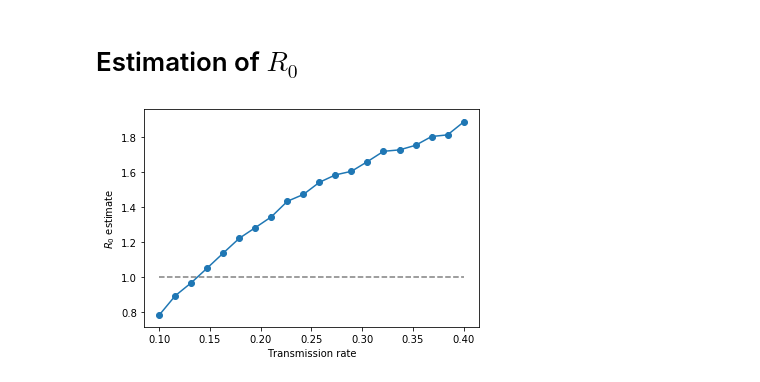
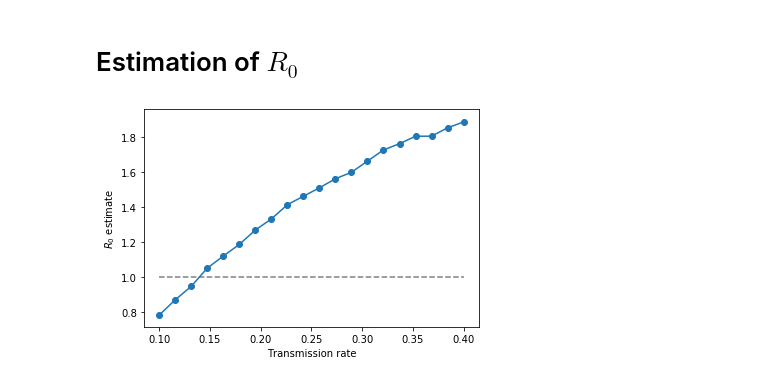
Before and after one commit to gstonge/spreading_CR, a Jupyter notebook: examples.ipynb, the cells around one changed output. Drawn from its saved outputs; the diff is of its cells as text; code cells hidden in the pictures.

```diff
--- a/examples.ipynb
+++ b/examples.ipynb
@@ -190,32 +190,34 @@ N = 1000
 k = 10
 p = 0.05
 G = nx.watts_strogatz_graph(N, k, p, seed=seed)
 
 #propagation parameters
 transmission_rate_list = np.linspace(0.1,0.4,20) #important, transmission rate > 0
 recovery_rate = 1           #rate at which infected nodes become recovered
 waning_immunity_rate = 0    #rate at which recovered nodes become susceptible
 
 #prepare the list for the R0 estimates
 sample = 10000 #number of sample for R0
 R0_mean_list = []
 R0_std_list = []
 
+i = 0
 for transmission_rate in transmission_rate_list:
     #initialize the propagation process
     sp = SpreadingProcess(list(G.edges()), transmission_rate,
                             recovery_rate, waning_immunity_rate)
-    R0_mean,R0_std = sp.estimate_R0(sample,seed)
+    R0_mean,R0_std = sp.estimate_R0(sample,seed+i)
     R0_mean_list.append(R0_mean)
     R0_std_list.append(R0_std/np.sqrt(sample)) #standard error
+    i += 1
 
 #draw R0 for different parameters
 plt.errorbar(transmission_rate_list, R0_mean_list,
              yerr = R0_std_list, fmt = 'o-')
 plt.plot([min(transmission_rate_list),max(transmission_rate_list)],
         [1,1], '--', color='grey')
 plt.xlabel(r'Transmission rate')
 plt.ylabel(r'$R_0$ estimate')
 plt.show()
 # %% [output]
-[figure, old version]
+[figure, new version]
```
Also changed, not shown: 1 other file.
